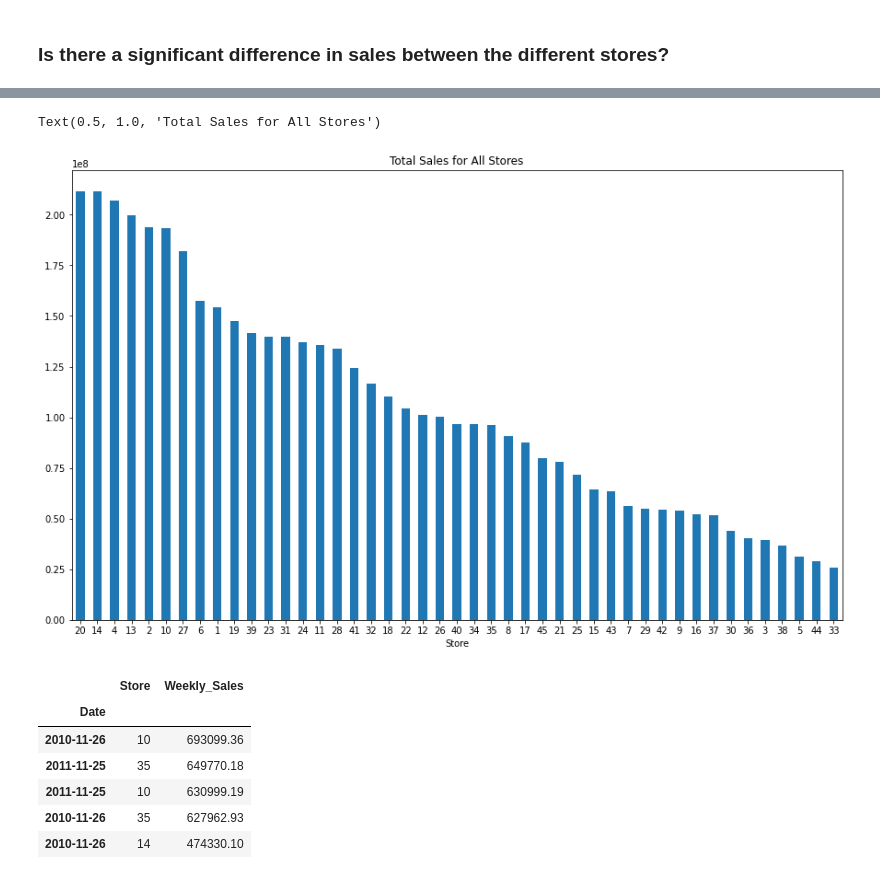
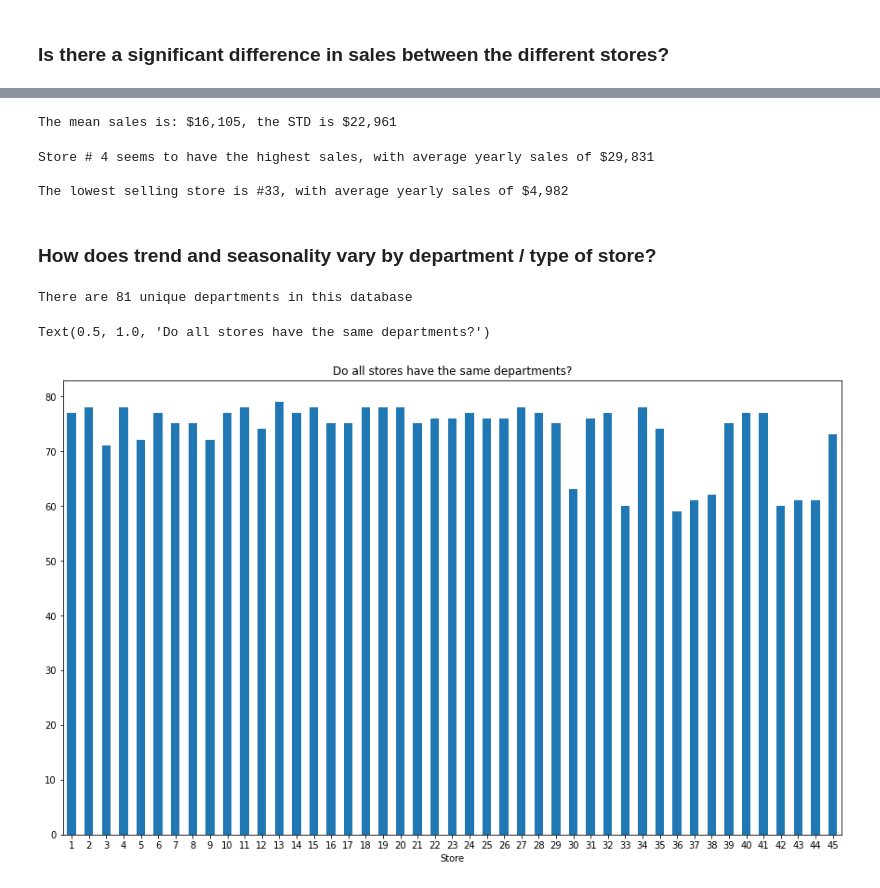
Before and after one commit to guedanie/retail-time-series-project, a Jupyter notebook: retail-time-series-analysis.ipynb, the cells around one changed output, grey strips where cells are left out. Saved outputs shown, nothing was run; the diff lists cells and outputs as text; code cells hidden in the pictures.

```diff
--- a/retail-time-series-analysis.ipynb
+++ b/retail-time-series-analysis.ipynb
@@ -284,0 +291,2 @@ it doesn't actually seem like there is a significant correlation between sales a
+# %%
+train.Store = train.Store.astype("object")
@@ -285,19 +302,35 @@ it doesn't actually seem like there is a significant correlation between sales a
+# %%
+# What is the range of sales?
+
+print(f'The mean sales is: ${train.Weekly_Sales.mean():,.0f}, the STD is ${train.Weekly_Sales.std():,.0f}')
+# %% [output]
+The mean sales is: $16,105, the STD is $22,961
+# %%
+print(f'''
+
+Store # 4 seems to have the highest sales, with average yearly sales of ${sales[sales.Store == 4].Weekly_Sales.values[0]:,.0f}
+
+The lowest selling store is #33, with average yearly sales of ${sales[sales.Store == 5].Weekly_Sales.values[0]:,.0f}
+
+''')
+# %% [output]
+Store # 4 seems to have the highest sales, with average yearly sales of $29,831
+
+The lowest selling store is #33, with average yearly sales of $4,982
+# %% [markdown]
+### How does trend and seasonality vary by department / type of store?
+# %%
+train.Dept = train.Dept.astype("object")
+# %%
+print(f'There are {train.Dept.unique().shape[0]} unique departments in this database')
+# %% [output]
+There are 81 unique departments in this database
 # %%
-train.groupby("Store").Weekly_Sales.sum().sort_values(ascending=False).plot.bar(figsize=(15,9))
-plt.xticks(rotation=0)
-plt.title("Total Sales for All Stores")
+# Do all stores have all departments?
+
+train.groupby(["Store"]).Dept.nunique().plot.bar(figsize=(15, 9))
+plt.xticks(rotation= 0)
+plt.title("Do all stores have the same departments?")
 # %% [output]
-Text(0.5, 1.0, 'Total Sales for All Stores')
+Text(0.5, 1.0, 'Do all stores have the same departments?')
-[figure, old version]
+[figure, new version]
-# %%
-# What is the range of sales?
-
-df[["Store", "Weekly_Sales"]].nlargest(5, columns="Weekly_Sales")
-# %% [output]
-|  | Store | Weekly_Sales |
-| Date |  |  |
-| 2010-11-26 | 10 | 693099.36 |
-| 2011-11-25 | 35 | 649770.18 |
-| 2011-11-25 | 10 | 630999.19 |
-| 2010-11-26 | 35 | 627962.93 |
-| 2010-11-26 | 14 | 474330.10 |
```
Also changed, not shown: parts of 11 cells of this notebook.
